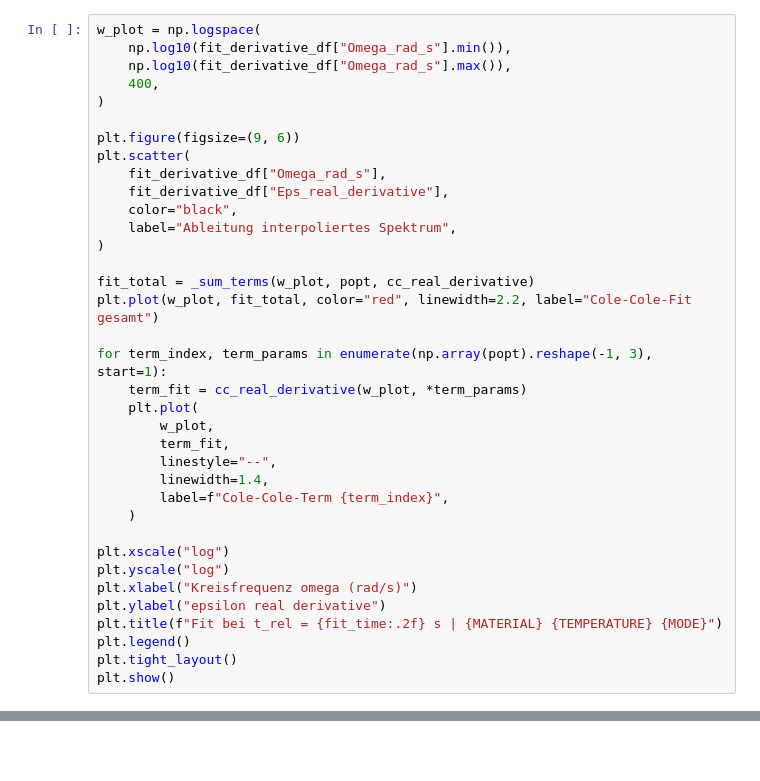
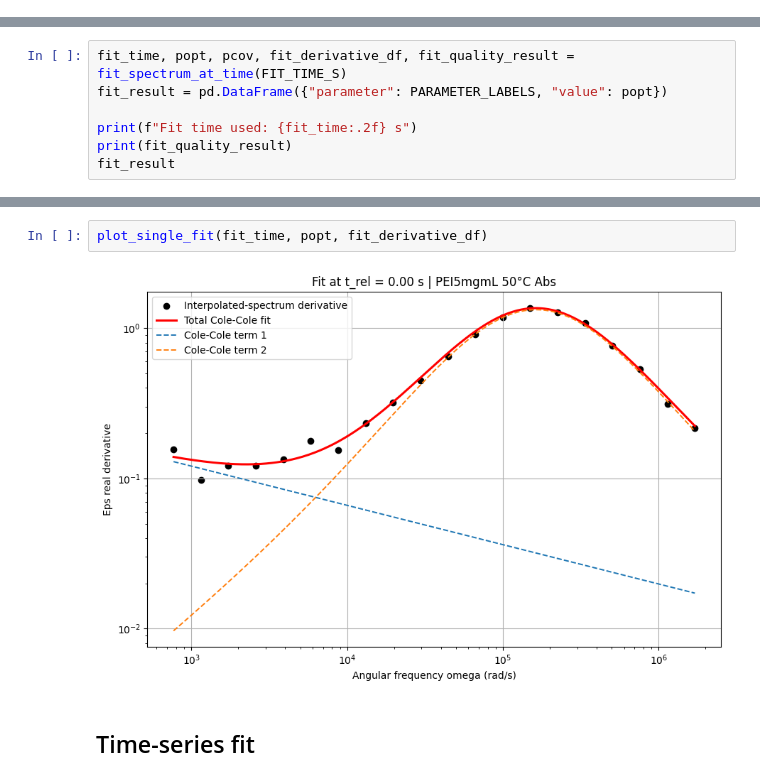
Before and after one commit to maxwolters02/bachelor-thesis, a Jupyter notebook: Code/fitting.ipynb, the cells around one changed output, grey strips where cells are left out. Cells and saved outputs as stored; diff of their text form; blank space fills up the shorter version.

```diff
--- a/Code/fitting.ipynb
+++ b/Code/fitting.ipynb
@@ -450,36 +0,0 @@ fit_result
-# %%
-w_plot = np.logspace(
-    np.log10(fit_derivative_df["Omega_rad_s"].min()),
-    np.log10(fit_derivative_df["Omega_rad_s"].max()),
-    400,
-)
-
-plt.figure(figsize=(9, 6))
-plt.scatter(
-    fit_derivative_df["Omega_rad_s"],
-    fit_derivative_df["Eps_real_derivative"],
-    color="black",
-    label="Ableitung interpoliertes Spektrum",
-)
-
-fit_total = _sum_terms(w_plot, popt, cc_real_derivative)
-plt.plot(w_plot, fit_total, color="red", linewidth=2.2, label="Cole-Cole-Fit gesamt")
-
-for term_index, term_params in enumerate(np.array(popt).reshape(-1, 3), start=1):
-    term_fit = cc_real_derivative(w_plot, *term_params)
-    plt.plot(
-        w_plot,
-        term_fit,
-        linestyle="--",
-        linewidth=1.4,
-        label=f"Cole-Cole-Term {term_index}",
-    )
-
-plt.xscale("log")
-plt.yscale("log")
-plt.xlabel("Kreisfrequenz omega (rad/s)")
-plt.ylabel("epsilon real derivative")
-plt.title(f"Fit bei t_rel = {fit_time:.2f} s | {MATERIAL} {TEMPERATURE} {MODE}")
-plt.legend()
-plt.tight_layout()
-plt.show()
@@ -620,0 +454,7 @@ else:
+# %%
+fit_time, popt, pcov, fit_derivative_df, fit_quality_result = fit_spectrum_at_time(FIT_TIME_S)
+fit_result = pd.DataFrame({"parameter": PARAMETER_LABELS, "value": popt})
+
+print(f"Fit time used: {fit_time:.2f} s")
+print(fit_quality_result)
+fit_result
@@ -620,0 +546,6 @@ else:
+# %%
+plot_single_fit(fit_time, popt, fit_derivative_df)
+# %% [output]
+[figure, added]
+# %% [markdown]
+## Time-series fit
```
Also changed, not shown: parts of 33 cells of this notebook, 2 other files.
